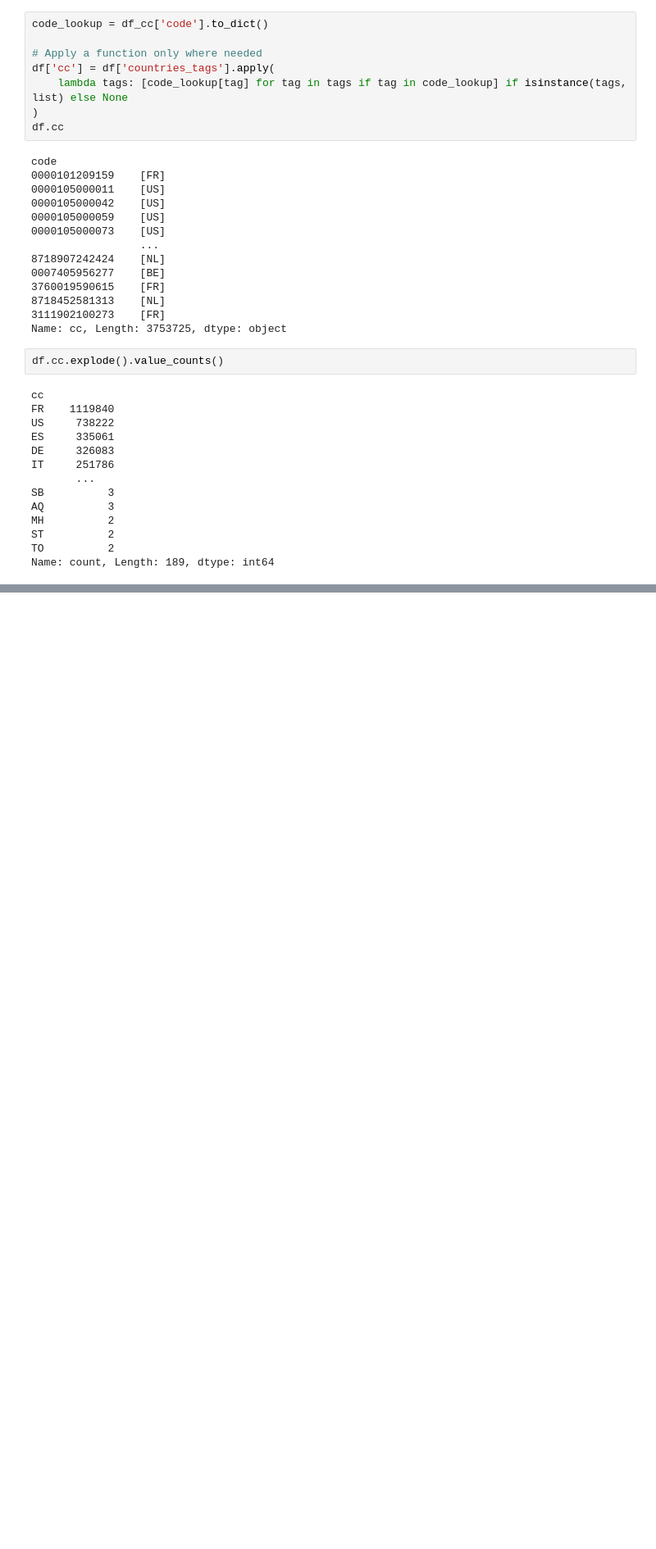
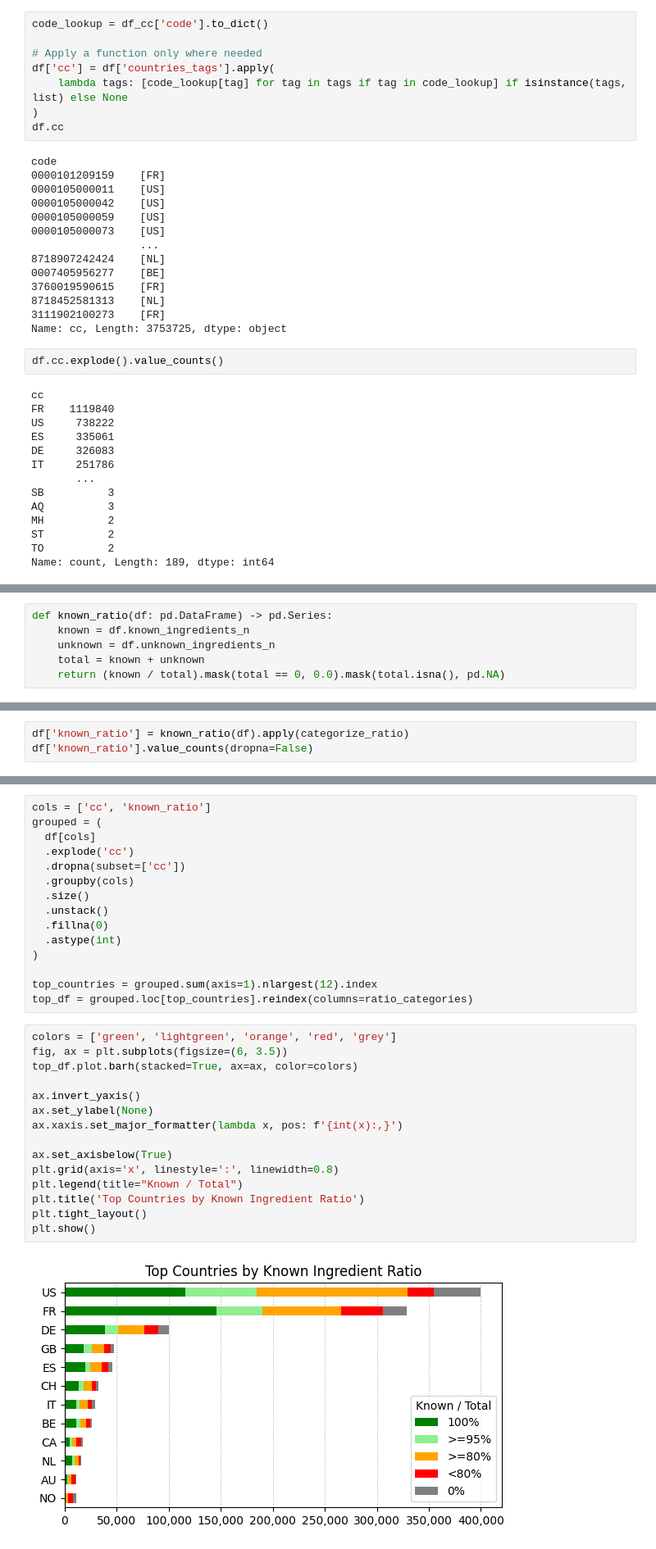
Before and after one commit to goerlitz/openfoodfacts-data-analysis, a Jupyter notebook: notebooks/15_ingredient_analysis3.ipynb, the cells around one changed output, grey strips where cells are left out. Shown: that part at 82% size. Saved outputs shown, nothing was run; the diff lists cells and outputs as text; blank space fills up the shorter version.

Commit message:
added known ingredient ratio

```diff
--- a/notebooks/15_ingredient_analysis3.ipynb
+++ b/notebooks/15_ingredient_analysis3.ipynb
@@ -309,0 +310,6 @@ plt.show()
+# %%
+def known_ratio(df: pd.DataFrame) -> pd.Series:
+    known = df.known_ingredients_n
+    unknown = df.unknown_ingredients_n
+    total = known + unknown
+    return (known / total).mask(total == 0, 0.0).mask(total.isna(), pd.NA)
@@ -309,0 +333,3 @@ plt.show()
+# %%
+df['known_ratio'] = known_ratio(df).apply(categorize_ratio)
+df['known_ratio'].value_counts(dropna=False)
@@ -309,0 +345,32 @@ plt.show()
+# %%
+cols = ['cc', 'known_ratio']
+grouped = (
+  df[cols]
+  .explode('cc')
+  .dropna(subset=['cc'])
+  .groupby(cols)
+  .size()
+  .unstack()
+  .fillna(0)
+  .astype(int)
+)
+
+top_countries = grouped.sum(axis=1).nlargest(12).index
+top_df = grouped.loc[top_countries].reindex(columns=ratio_categories)
+# %%
+colors = ['green', 'lightgreen', 'orange', 'red', 'grey']
+fig, ax = plt.subplots(figsize=(6, 3.5))
+top_df.plot.barh(stacked=True, ax=ax, color=colors)
+
+ax.invert_yaxis()
+ax.set_ylabel(None)
+ax.xaxis.set_major_formatter(lambda x, pos: f'{int(x):,}')
+
+ax.set_axisbelow(True)
+plt.grid(axis='x', linestyle=':', linewidth=0.8)
+plt.legend(title="Known / Total")
+plt.title('Top Countries by Known Ingredient Ratio')
+plt.tight_layout()
+plt.show()
+# %% [output]
+[figure, added]
```
Also changed, not shown: parts of 8 cells of this notebook.
